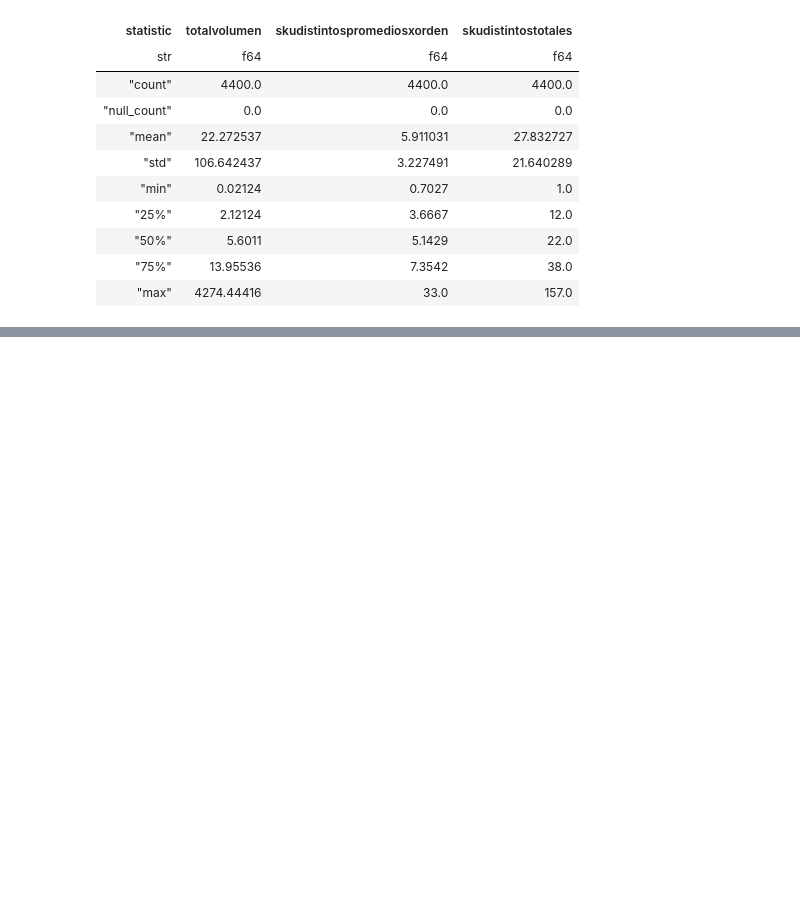
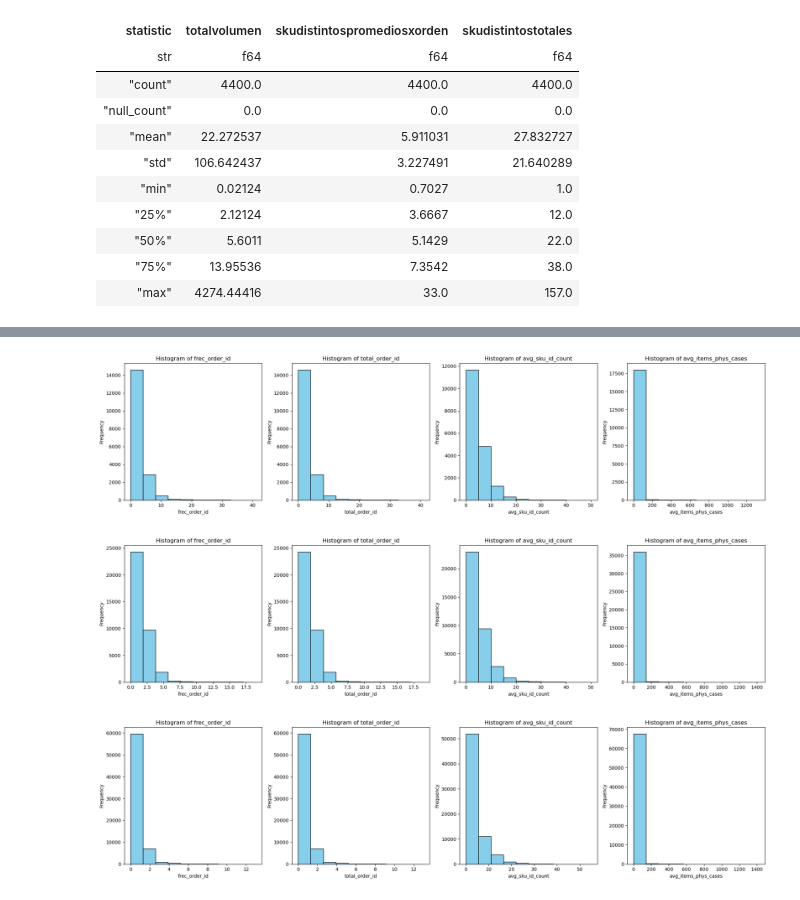
Before and after one commit to iair/challenge_AB_InBev, a Jupyter notebook: notebooks/preprocessing_EDA.ipynb, the cells around one changed output, grey strips where cells are left out. Saved outputs shown, nothing was run; the diff lists cells and outputs as text; code cells hidden in the pictures; blank space fills up the shorter version.

```diff
--- a/notebooks/preprocessing_EDA.ipynb
+++ b/notebooks/preprocessing_EDA.ipynb
@@ -1020,0 +1018,28 @@ shape: (11, 19)
+# %%
+weekly_result = process_baskets_weekly(
+    baskets,
+    count_column="order_id",
+    unique_column="order_id",
+    mean_columns=["sku_id_count", "items_phys_cases"]
+)
+
+biweekly_result = process_baskets_biweekly(
+    baskets,
+    count_column="order_id",
+    unique_column="order_id",
+    mean_columns=["sku_id_count", "items_phys_cases"]
+)
+monthly_result = process_baskets_monthly(
+    baskets,
+    count_column="order_id",
+    unique_column="order_id",
+    mean_columns=["sku_id_count", "items_phys_cases"]
+)
+# %%
+# Comparamos los resultados para mensual, bisemanal y semanal
+numerical = ["frec_order_id","total_order_id","avg_sku_id_count","avg_items_phys_cases"]
+stats_monthly = calculate_statistics(monthly_result, numerical)
+stats_biweekly = calculate_statistics(biweekly_result, numerical)
+stats_weekly = calculate_statistics(weekly_result, numerical)
+print(stats_monthly)
+stats_biweekly
@@ -1020,0 +1075,8 @@ shape: (11, 19)
+# %%
+plot_histograms(monthly_result, numerical)
+plot_histograms(biweekly_result, numerical)
+plot_histograms(weekly_result, numerical)
+# %% [output]
+[figure, added]
+[figure, added]
+[figure, added]
```
Also changed, not shown: parts of 41 cells of this notebook, 7 other files.
